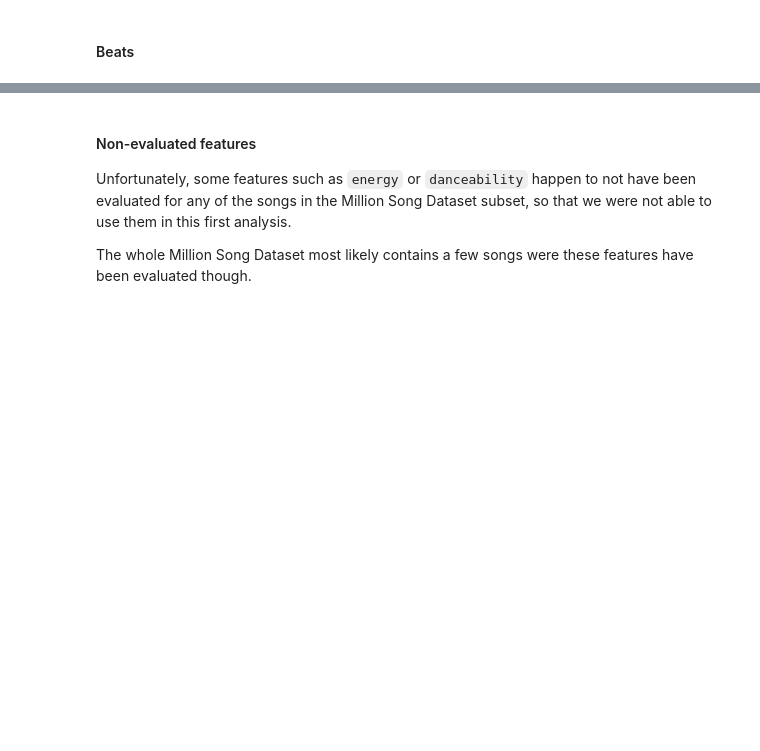
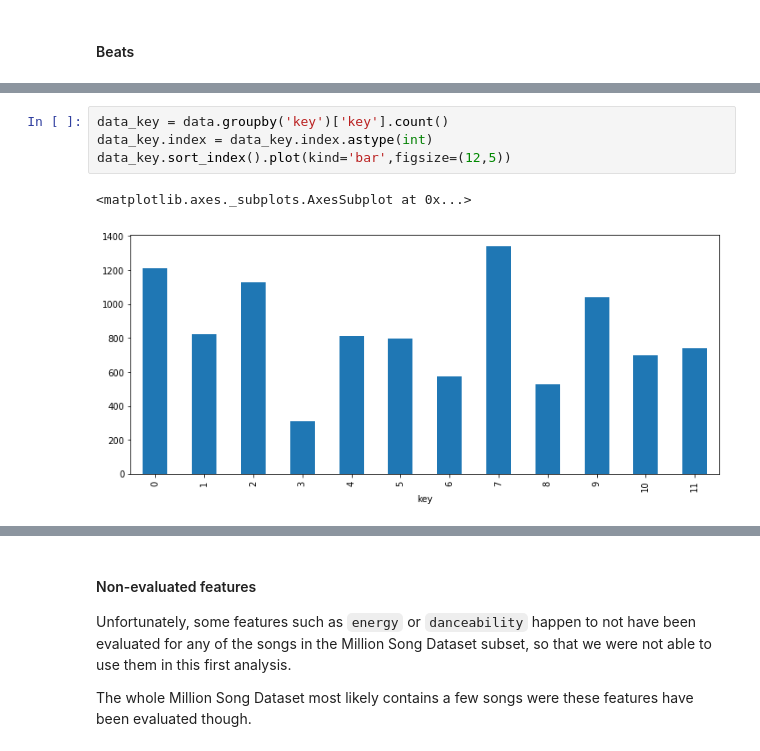
Before and after one commit to Piloumpicou/ADA-Unexpected-Match, a Jupyter notebook: project/MSD_subset.ipynb, the cells around one changed output, grey strips where cells are left out. Drawn from its saved outputs; the diff is of its cells as text; blank space fills up the shorter version.

```diff
--- a/project/MSD_subset.ipynb
+++ b/project/MSD_subset.ipynb
@@ -819,0 +849,7 @@ plt.plot(np.arange(0,len(serie)), serie);
+# %%
+data_key = data.groupby('key')['key'].count()
+data_key.index = data_key.index.astype(int)
+data_key.sort_index().plot(kind='bar',figsize=(12,5))
+# %% [output]
+<matplotlib.axes._subplots.AxesSubplot at 0x...>
+[figure, added]
```
Also changed, not shown: parts of 14 cells of this notebook, 1 other file.
